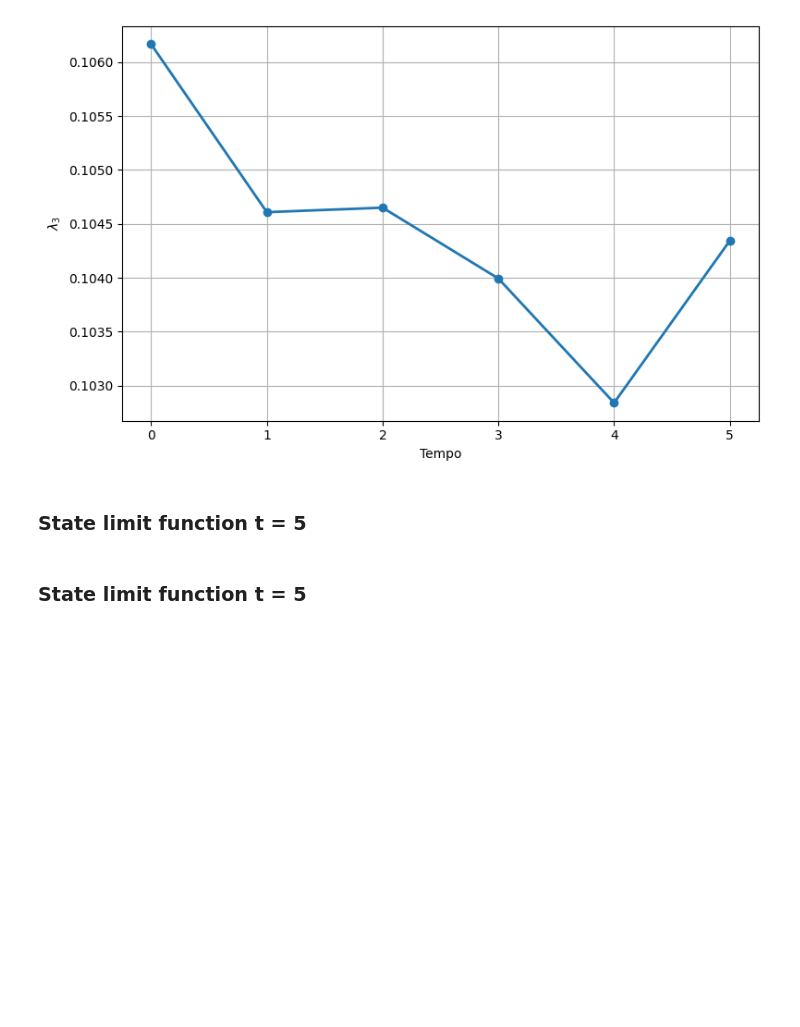
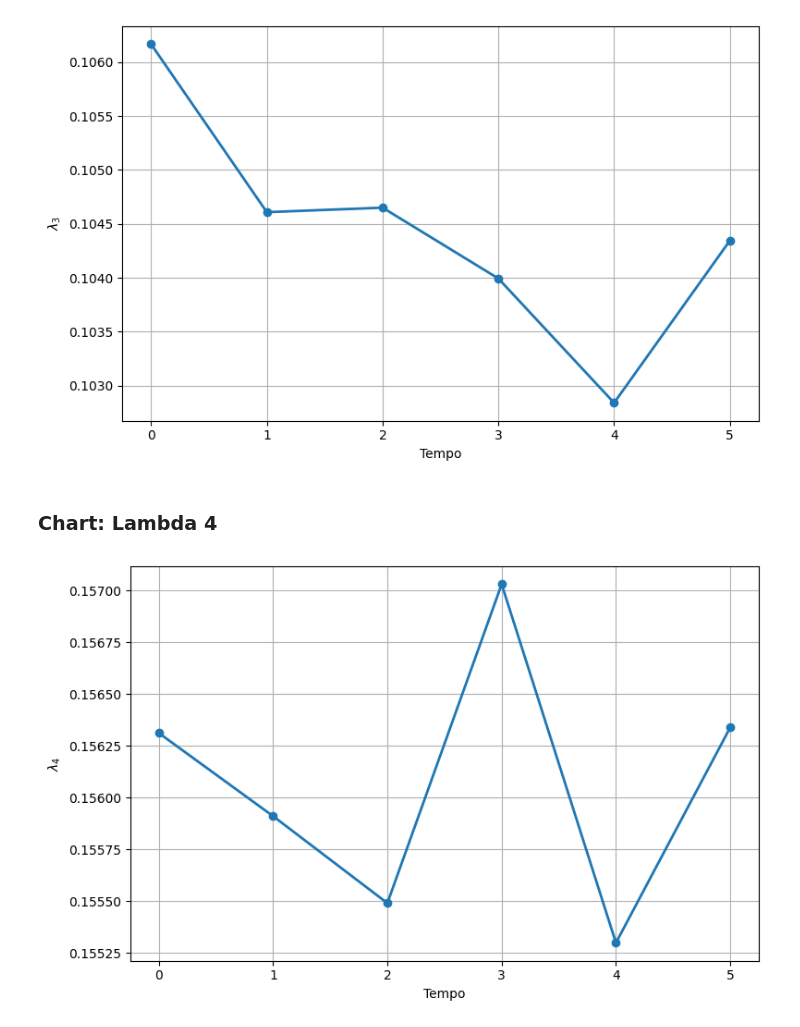
Before and after one commit to Pesquisa-UFCAT/2024-1_victor_hugo_renata_maria, a Jupyter notebook: toy_problem/charts.ipynb, the cells around one changed output. Drawn from its saved outputs; the diff is of its cells as text; code cells hidden in the pictures; blank space fills up the shorter version.

```diff
--- a/toy_problem/charts.ipynb
+++ b/toy_problem/charts.ipynb
@@ -392,7 +394,31 @@ plt.tight_layout()
 plt.show()
 # %% [output]
 [figure]
-# %% [markdown]
-### State limit function t = 5
-# %% [markdown]
-### State limit function t = 5
+# %% [markdown]
+### Chart: Lambda 4
+# %%
+# Dados
+t = [0, 1, 2, 3, 4, 5]
+
+lambdaa_4 = [
+    test_lambda_value_0[3],
+    test_lambda_value_1[3],
+    test_lambda_value_2[3],
+    test_lambda_value_3[3],
+    test_lambda_value_4[3],
+    test_lambda_value_5[3]
+]
+
+# Gráfico de linha
+plt.figure(figsize=(8, 5))
+
+plt.plot(t, lambdaa_4, marker='o', linewidth=2)
+
+plt.xlabel("Tempo")
+plt.ylabel(r"$\lambda_4$")
+plt.grid(True)
+
+plt.tight_layout()
+plt.show()
+# %% [output]
+[figure, added]
```
Also changed, not shown: parts of 45 cells of this notebook.
